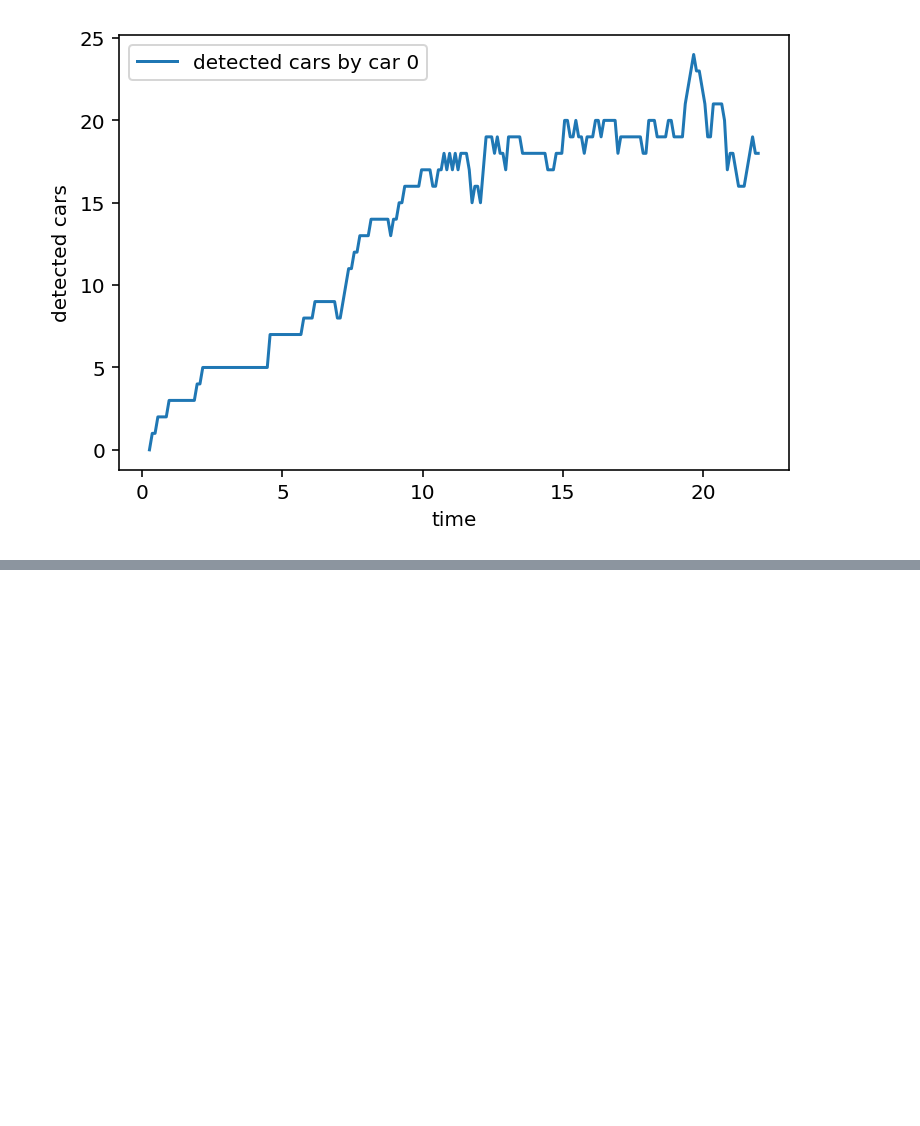
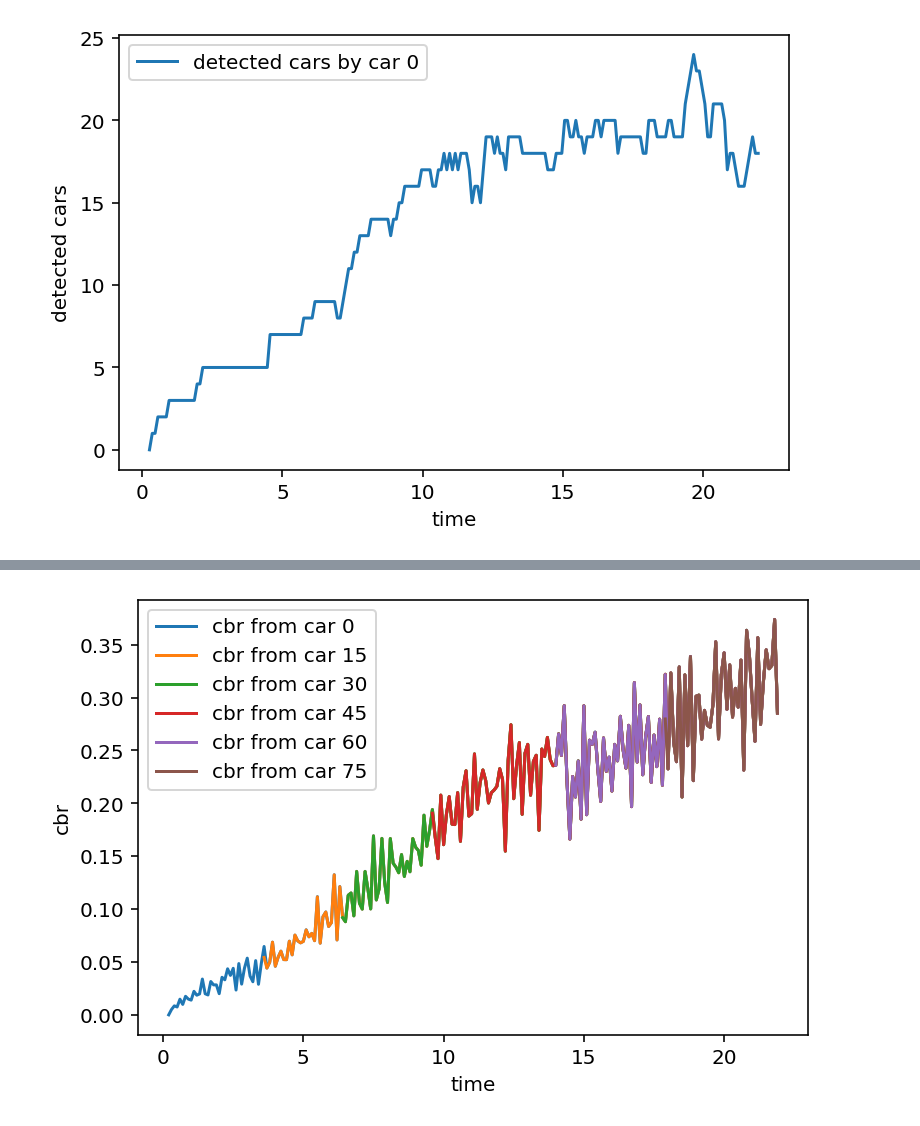
Before and after one commit to kovrichard/artery, a Jupyter notebook: scenarios/car2car-grid/results/Results.ipynb, the cells around one changed output, grey strips where cells are left out. Saved outputs shown, nothing was run; the diff lists cells and outputs as text; code cells hidden in the pictures; blank space fills up the shorter version.

Commit message:
Show identical cbr values

```diff
--- a/scenarios/car2car-grid/results/Results.ipynb
+++ b/scenarios/car2car-grid/results/Results.ipynb
@@ -99,0 +100,34 @@ plt.show()
+# %%
+def add_car_cbr_to_plot(plt, time_values, i):
+    tmp = [[ t for t, v in time_values[i] ],  [ v for t, v in time_values[i] ]]
+    plt.plot(tmp[0], tmp[1], label=f"cbr from car {i}")
+# %%
+plt.xlabel("time")
+plt.ylabel("cbr")
+i = 0
+#for tv in time_values:
+#    tmp = [[ t for t, v in tv ],  [ v for t, v in tv ]]
+#    plt.plot(tmp[0], tmp[1], label=f"cbr from car {i}")
+#    i += 1
+
+add_car_cbr_to_plot(plt, time_values, 0)
+add_car_cbr_to_plot(plt, time_values, 15)
+add_car_cbr_to_plot(plt, time_values, 30)
+add_car_cbr_to_plot(plt, time_values, 45)
+add_car_cbr_to_plot(plt, time_values, 60)
+add_car_cbr_to_plot(plt, time_values, 75)
+
+plt.rcParams['figure.figsize'] = [6.0, 4.0]
+plt.rcParams['figure.dpi'] = 144
+
+scale_factor = 1
+
+xmin, xmax = plt.xlim()
+ymin, ymax = plt.ylim()
+plt.xlim(xmin * scale_factor, xmax * scale_factor)
+plt.ylim(ymin * scale_factor, ymax * scale_factor)
+
+plt.legend()
+plt.show()
+# %% [output]
+[figure, added]
```
Also changed, not shown: parts of 2 cells of this notebook.
